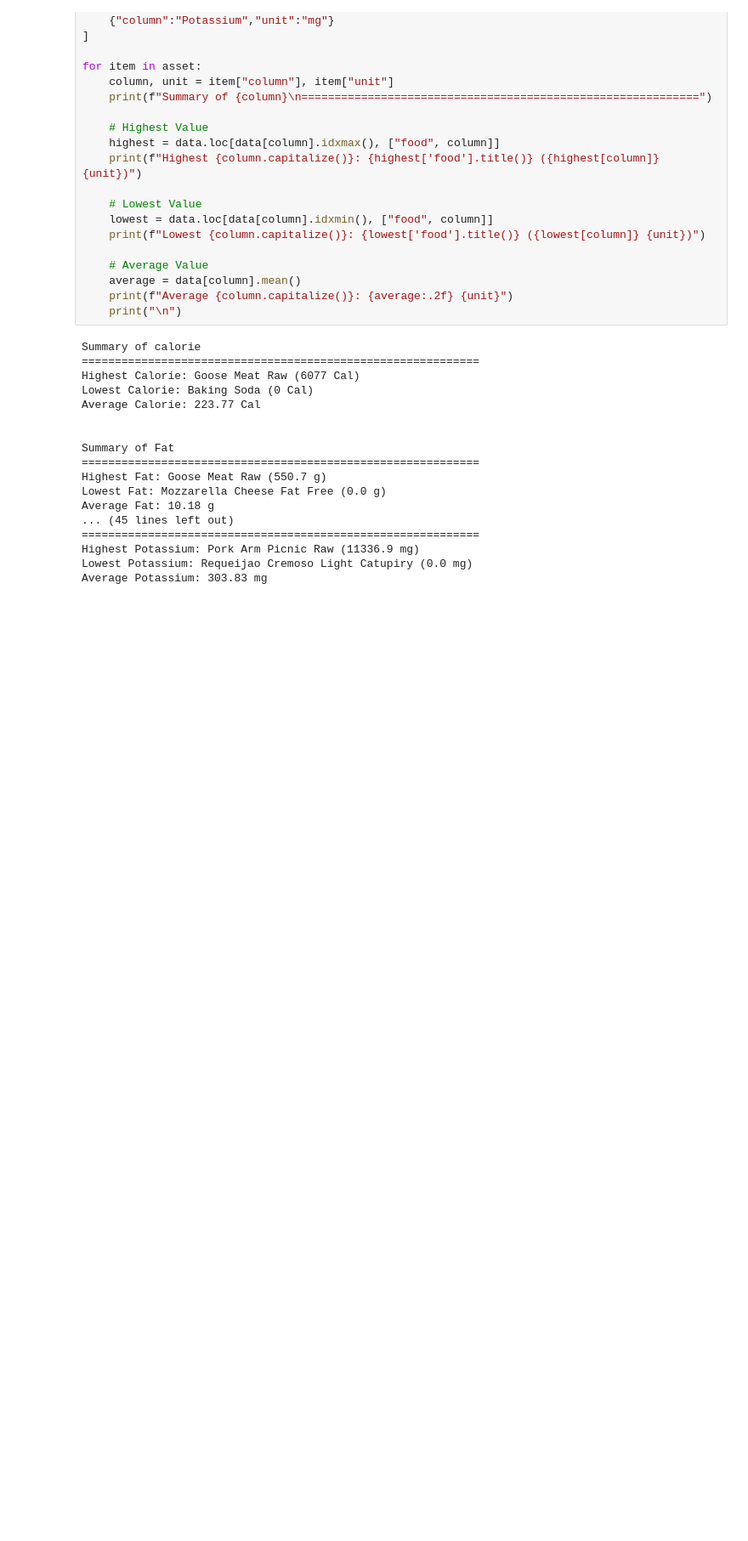
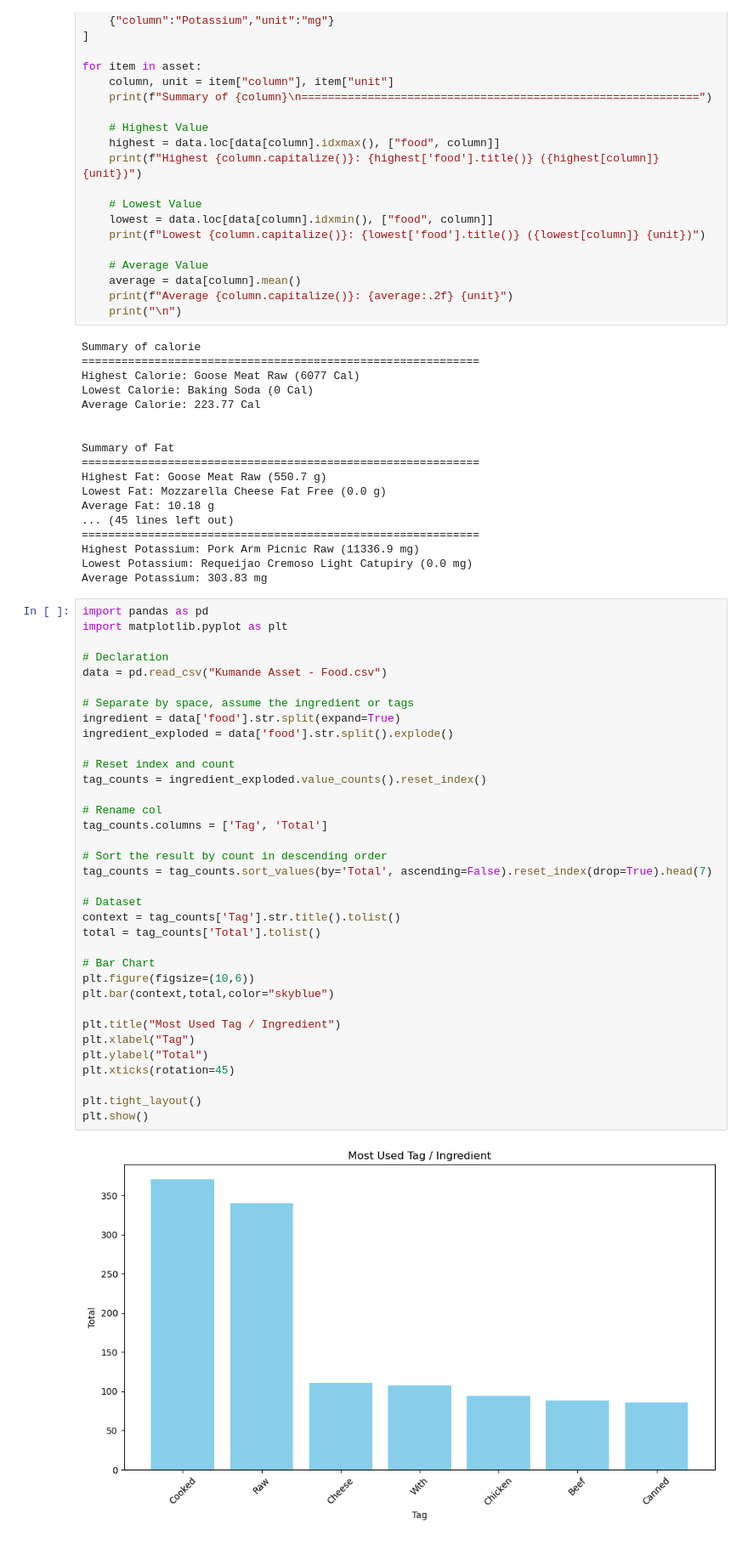
Before and after one commit to FlazeFy/Kumande-DS, a Jupyter notebook: Asset-Most and Least.ipynb, the cells around one changed output. Shown: that part at 85% size. Cells and saved outputs as stored; diff of their text form; blank space fills up the shorter version.

Commit message:
[DS] Top Chart for Most Used Tag / Ingredient from food name

```diff
--- a/Asset-Most and Least.ipynb
+++ b/Asset-Most and Least.ipynb
@@ -51,3 +51,40 @@ Average Fat: 10.18 g
 Highest Potassium: Pork Arm Picnic Raw (11336.9 mg)
 Lowest Potassium: Requeijao Cremoso Light Catupiry (0.0 mg)
 Average Potassium: 303.83 mg
+# %%
+import pandas as pd
+import matplotlib.pyplot as plt
+
+# Declaration
+data = pd.read_csv("Kumande Asset - Food.csv")
+
+# Separate by space, assume the ingredient or tags
+ingredient = data['food'].str.split(expand=True)
+ingredient_exploded = data['food'].str.split().explode()
+
+# Reset index and count
+tag_counts = ingredient_exploded.value_counts().reset_index()
+
+# Rename col
+tag_counts.columns = ['Tag', 'Total']
+
+# Sort the result by count in descending order
+tag_counts = tag_counts.sort_values(by='Total', ascending=False).reset_index(drop=True).head(7)
+
+# Dataset
+context = tag_counts['Tag'].str.title().tolist()
+total = tag_counts['Total'].tolist()
+
+# Bar Chart
+plt.figure(figsize=(10,6))
+plt.bar(context,total,color="skyblue")
+
+plt.title("Most Used Tag / Ingredient")
+plt.xlabel("Tag")
+plt.ylabel("Total")
+plt.xticks(rotation=45)
+
+plt.tight_layout()
+plt.show()
+# %% [output]
+[figure, added]
```
